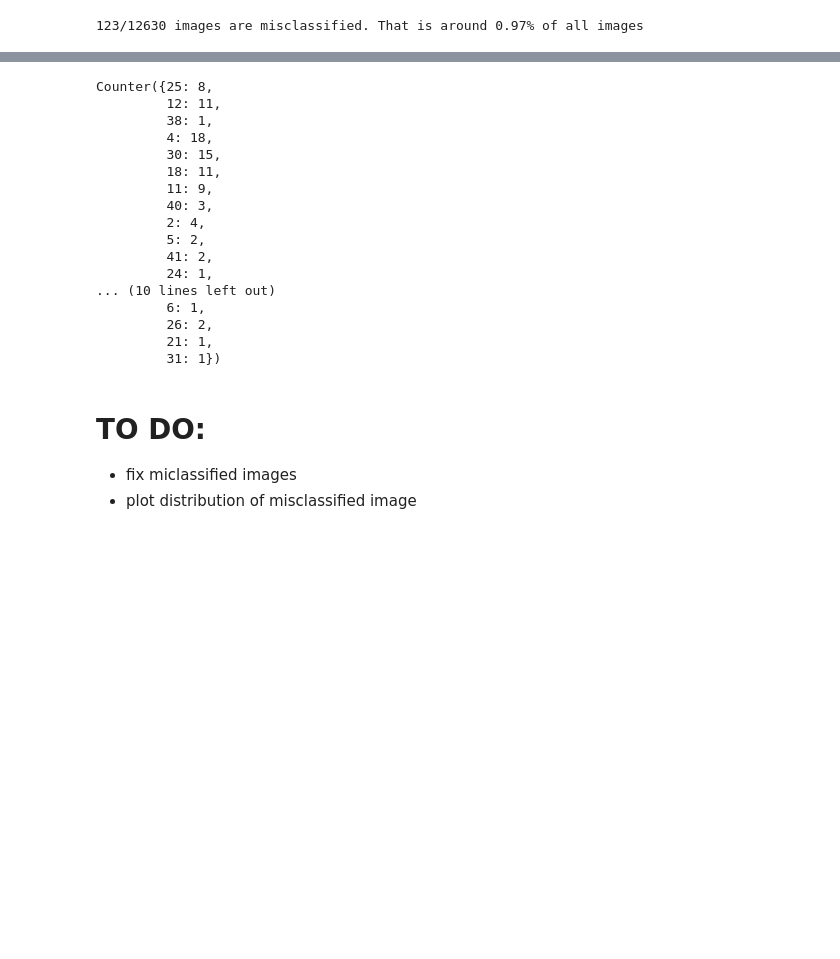
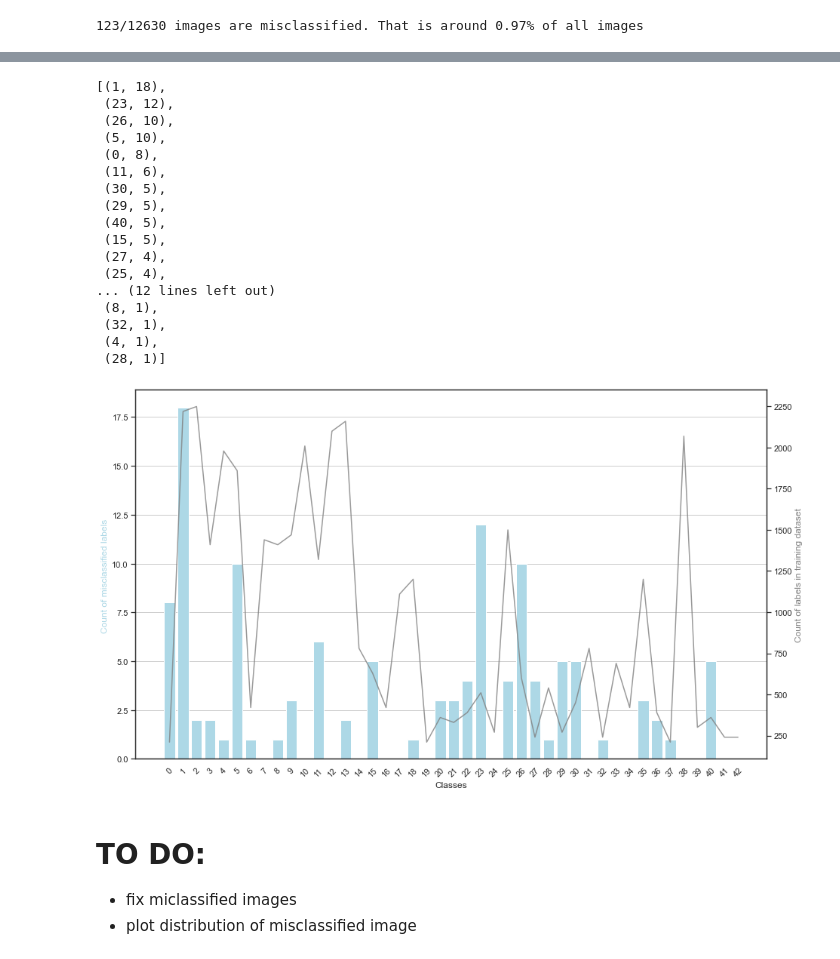
Before and after one commit to imarekkus/Master-s_Thesis, a Jupyter notebook: kody/EDA + Model.ipynb, the cells around one changed output, grey strips where cells are left out. Cells and saved outputs as stored; diff of their text form; code cells hidden in the pictures; blank space fills up the shorter version.

```diff
--- a/kody/EDA + Model.ipynb
+++ b/kody/EDA + Model.ipynb
@@ -744,22 +912,22 @@ for i in range(1,10):
 # %%
 # Count missclassified images for each label
 count_classes = Counter(misclassified_labels)
-count_classes
+count_classes.most_common()
 # %% [output]
-Counter({25: 8,
-         12: 11,
-         38: 1,
-         4: 18,
-         30: 15,
-         18: 11,
-         11: 9,
-         40: 3,
-         2: 4,
-         5: 2,
-         41: 2,
-         24: 1,
-... (10 lines left out)
-         6: 1,
-         26: 2,
-         21: 1,
-         31: 1})
+[(1, 18),
+ (23, 12),
+ (26, 10),
+ (5, 10),
+ (0, 8),
+ (11, 6),
+ (30, 5),
+ (29, 5),
+ (40, 5),
+ (15, 5),
+ (27, 4),
+ (25, 4),
+... (12 lines left out)
+ (8, 1),
+ (32, 1),
+ (4, 1),
+ (28, 1)]
@@ -769,3 +934,28 @@ Counter({25: 8,
+# %%
+# Comparison of
+
+# Setting up theme and grid look
+plt.figure(figsize=(15,9))
+plt.grid(axis='y')
+
+# Plotting count of misclassified labels
+plt.bar(count_classes.keys(), count_classes.values(), color='lightblue')
+
+# adding labels and legend
+plt.ylabel('Count of misclassified labels ', color='lightblue')
+plt.xlabel('Classes')
+plt.xticks(unique_classes_train, rotation=45)
+
+# Adding second y axis
+plt.twinx()
+
+# Plotting count of labels in training dataset
+plt.plot(unique_classes_train,classes_counts_train, color='grey', alpha=0.8)
+plt.ylabel('Count of labels in training dataset', color='grey')
+
+plt.show()
+# %% [output]
+[figure, added]
 # %% [markdown]
 # TO DO:
 - fix miclassified images
```
Also changed, not shown: parts of 22 cells of this notebook, 5 other files.
